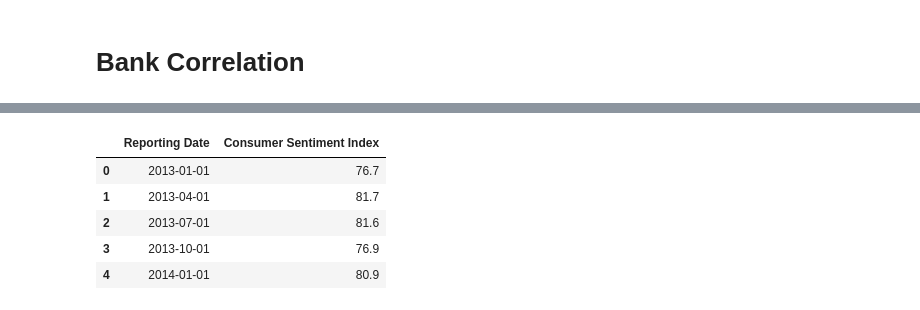
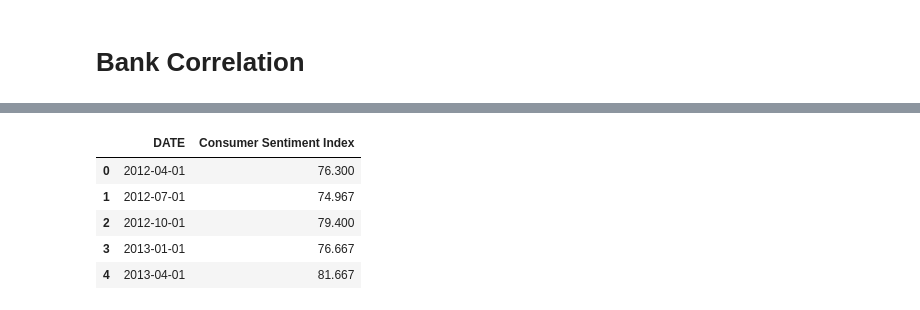
Before and after one commit to florencex5/Finance_Project_1, a Jupyter notebook: FDIC API Bank DataFrames_Correlation.ipynb, the cells around one changed output, grey strips where cells are left out. Cells and saved outputs as stored; diff of their text form; code cells hidden in the pictures.

```diff
--- a/FDIC API Bank DataFrames_Correlation.ipynb
+++ b/FDIC API Bank DataFrames_Correlation.ipynb
@@ -338,17 +320,19 @@ consumer_index.head(15)
 # %%
-# Drop all unuseful rows and any missing information
-cleaned_consumer_index= consumer_index.drop(consumer_index.iloc[0:10].index).dropna(how="any")
+#Rename the header of column and reset index
+renamed_consumer_index = consumer_index.rename(columns = {"UMCSENT" : "Consumer Sentiment Index"})
 
-#Rename the header of column and reset index
-renamed_consumer_index= cleaned_consumer_index.rename(columns = {"FRED Graph Observations" : "Reporting Date", "Unnamed: 1" : "Consumer Sentiment Index"}).reset_index(drop=True)
+#Formatting consumer sentiment index
+renamed_consumer_index["Consumer Sentiment Index"] = renamed_consumer_index["Consumer Sentiment Index"].map("{:,.3f}".format)
+
+#Display consumer index dataframe
 renamed_consumer_index.head()
 # %% [output]
-|  | Reporting Date | Consumer Sentiment Index |
-| 0 | 2013-01-01 | 76.7 |
-| 1 | 2013-04-01 | 81.7 |
-| 2 | 2013-07-01 | 81.6 |
-| 3 | 2013-10-01 | 76.9 |
-| 4 | 2014-01-01 | 80.9 |
+|  | DATE | Consumer Sentiment Index |
+| 0 | 2012-04-01 | 76.300 |
+| 1 | 2012-07-01 | 74.967 |
+| 2 | 2012-10-01 | 79.400 |
+| 3 | 2013-01-01 | 76.667 |
+| 4 | 2013-04-01 | 81.667 |
 # %%
 # Correlation graph 1 (Net loans and leases)
 # %%
```
Also changed, not shown: parts of 8 cells of this notebook, 2 other files.
